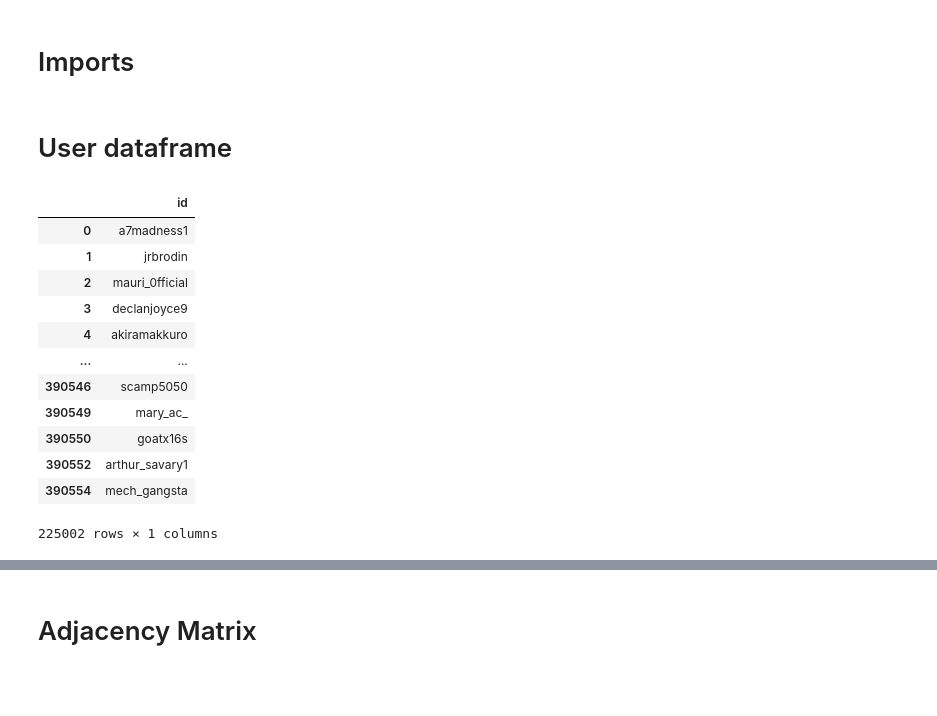
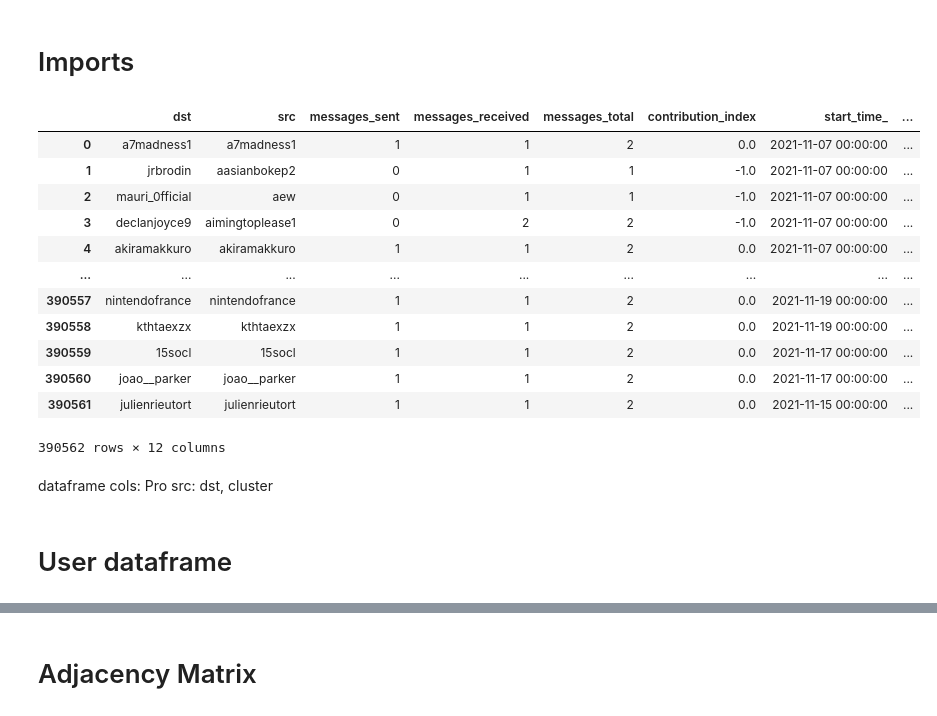
Before and after one commit to christianschwendner/coins_2122, a Jupyter notebook: Griffin_data/adjacency_matrix.ipynb, the cells around one changed output, grey strips where cells are left out. Drawn from its saved outputs; the diff is of its cells as text; code cells hidden in the pictures; blank space fills up the shorter version.

```diff
--- a/Griffin_data/adjacency_matrix.ipynb
+++ b/Griffin_data/adjacency_matrix.ipynb
@@ -6,2 +5,18 @@ import
 # %%
 user_to_user_time_series = pd.read_csv('KeyWords_New/user_to_user_time_series_All.csv', index_col='Unnamed: 0')
+# %%
+user_to_user_time_series
+# %% [output]
+|  | dst | src | messages_sent | messages_received | messages_total | contribution_index | start_time_ | ... |
+| 0 | a7madness1 | a7madness1 | 1 | 1 | 2 | 0.0 | 2021-11-07 00:00:00 | ... |
+| 1 | jrbrodin | aasianbokep2 | 0 | 1 | 1 | -1.0 | 2021-11-07 00:00:00 | ... |
+| 2 | mauri_0fficial | aew | 0 | 1 | 1 | -1.0 | 2021-11-07 00:00:00 | ... |
+| 3 | declanjoyce9 | aimingtoplease1 | 0 | 2 | 2 | -1.0 | 2021-11-07 00:00:00 | ... |
+| 4 | akiramakkuro | akiramakkuro | 1 | 1 | 2 | 0.0 | 2021-11-07 00:00:00 | ... |
+| ... | ... | ... | ... | ... | ... | ... | ... | ... |
+| 390557 | nintendofrance | nintendofrance | 1 | 1 | 2 | 0.0 | 2021-11-19 00:00:00 | ... |
+| 390558 | kthtaexzx | kthtaexzx | 1 | 1 | 2 | 0.0 | 2021-11-19 00:00:00 | ... |
+| 390559 | 15socl | 15socl | 1 | 1 | 2 | 0.0 | 2021-11-17 00:00:00 | ... |
+| 390560 | joao__parker | joao__parker | 1 | 1 | 2 | 0.0 | 2021-11-17 00:00:00 | ... |
+| 390561 | julienrieutort | julienrieutort | 1 | 1 | 2 | 0.0 | 2021-11-15 00:00:00 | ... |
+390562 rows × 12 columns
@@ -8,2 +26,5 @@ user_to_user_time_series = pd.read_csv('KeyWords_New/user_to_user_time_series_Al
+# %% [markdown]
+dataframe cols:
+Pro src: dst, cluster
 # %% [markdown]
 # User dataframe
@@ -17,16 +30,0 @@ user_df = user_df.to_frame(name='id')
-# %%
-user_df
-# %% [output]
-|  | id |
-| 0 | a7madness1 |
-| 1 | jrbrodin |
-| 2 | mauri_0fficial |
-| 3 | declanjoyce9 |
-| 4 | akiramakkuro |
-| ... | ... |
-| 390546 | scamp5050 |
-| 390549 | mary_ac_ |
-| 390550 | goatx16s |
-| 390552 | arthur_savary1 |
-| 390554 | mech_gangsta |
-225002 rows × 1 columns
```
Also changed, not shown: parts of 32 cells of this notebook, 5 other files.
